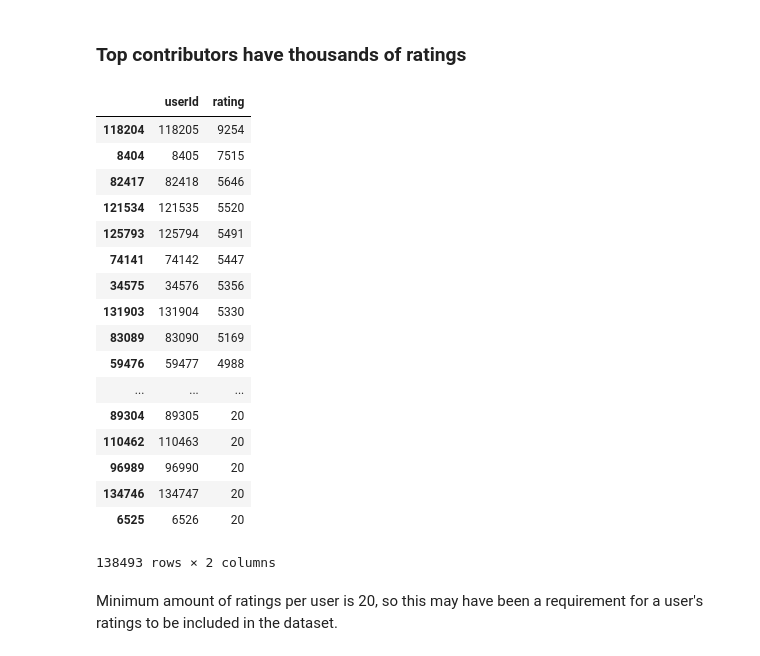
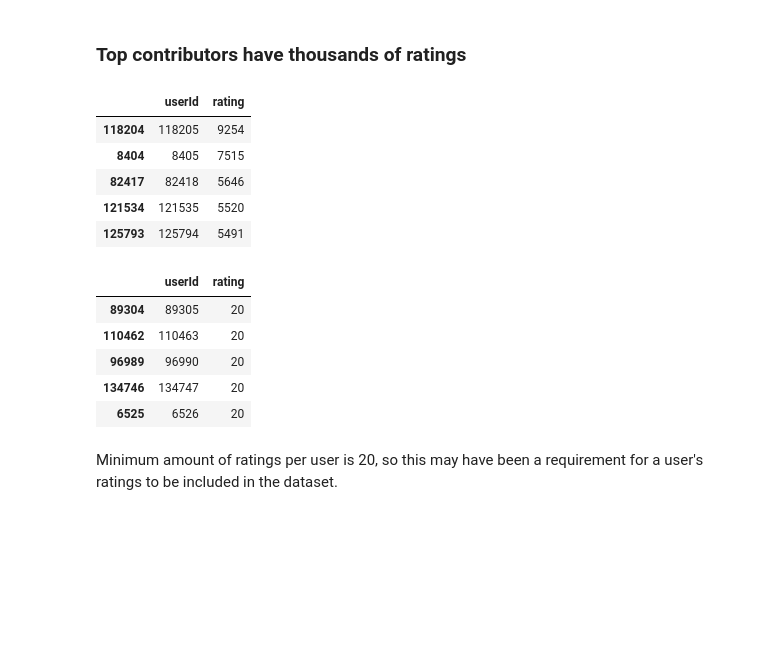
Before and after one commit to sgrosu/sandiego, a Jupyter notebook: movie_project.ipynb, the cells around one changed output. Cells and saved outputs as stored; diff of their text form; code cells hidden in the pictures; blank space fills up the shorter version.

```diff
--- a/movie_project.ipynb
+++ b/movie_project.ipynb
@@ -43,26 +43,24 @@ movies.head()
 # %% [markdown]
 ### Top contributors have thousands of ratings
 # %%
-ratings.groupby('userId',as_index=False).rating.count().sort_values('rating',ascending=False)
+contrib = ratings.groupby('userId',as_index=False).rating.count().sort_values('rating',ascending=False)
+contrib.head()
 # %% [output]
 |  | userId | rating |
 | 118204 | 118205 | 9254 |
 | 8404 | 8405 | 7515 |
 | 82417 | 82418 | 5646 |
 | 121534 | 121535 | 5520 |
 | 125793 | 125794 | 5491 |
-| 74141 | 74142 | 5447 |
-| 34575 | 34576 | 5356 |
-| 131903 | 131904 | 5330 |
-| 83089 | 83090 | 5169 |
-| 59476 | 59477 | 4988 |
-| ... | ... | ... |
-| 89304 | 89305 | 20 |
-| 110462 | 110463 | 20 |
-| 96989 | 96990 | 20 |
-| 134746 | 134747 | 20 |
-| 6525 | 6526 | 20 |
-138493 rows × 2 columns
+# %%
+contrib.tail()
+# %% [output]
+|  | userId | rating |
+| 89304 | 89305 | 20 |
+| 110462 | 110463 | 20 |
+| 96989 | 96990 | 20 |
+| 134746 | 134747 | 20 |
+| 6525 | 6526 | 20 |
 # %% [markdown]
 Minimum amount of ratings per user is 20, so this may have been a requirement for a user's ratings to be included in the dataset.
 # %% [markdown]
```
Also changed, not shown: parts of 9 cells of this notebook, 4 other files.
